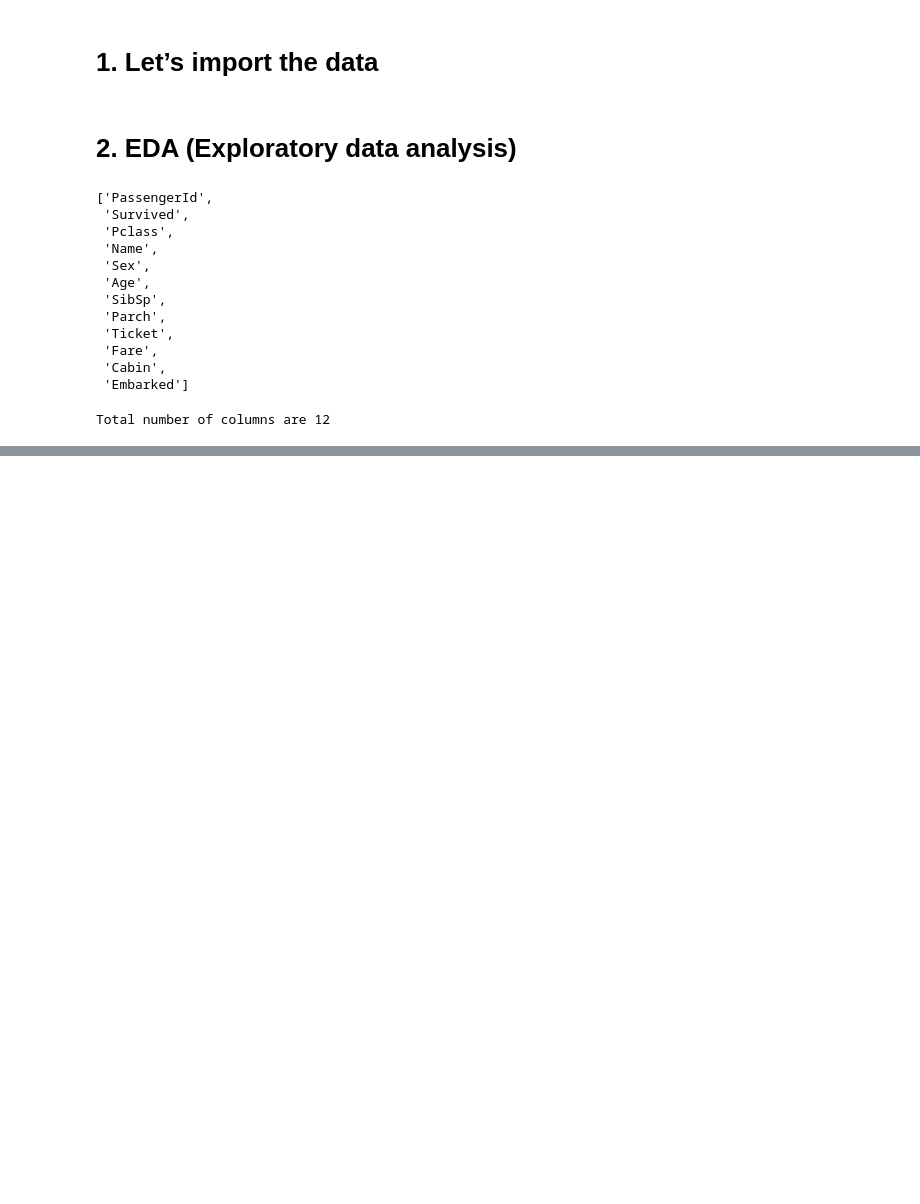
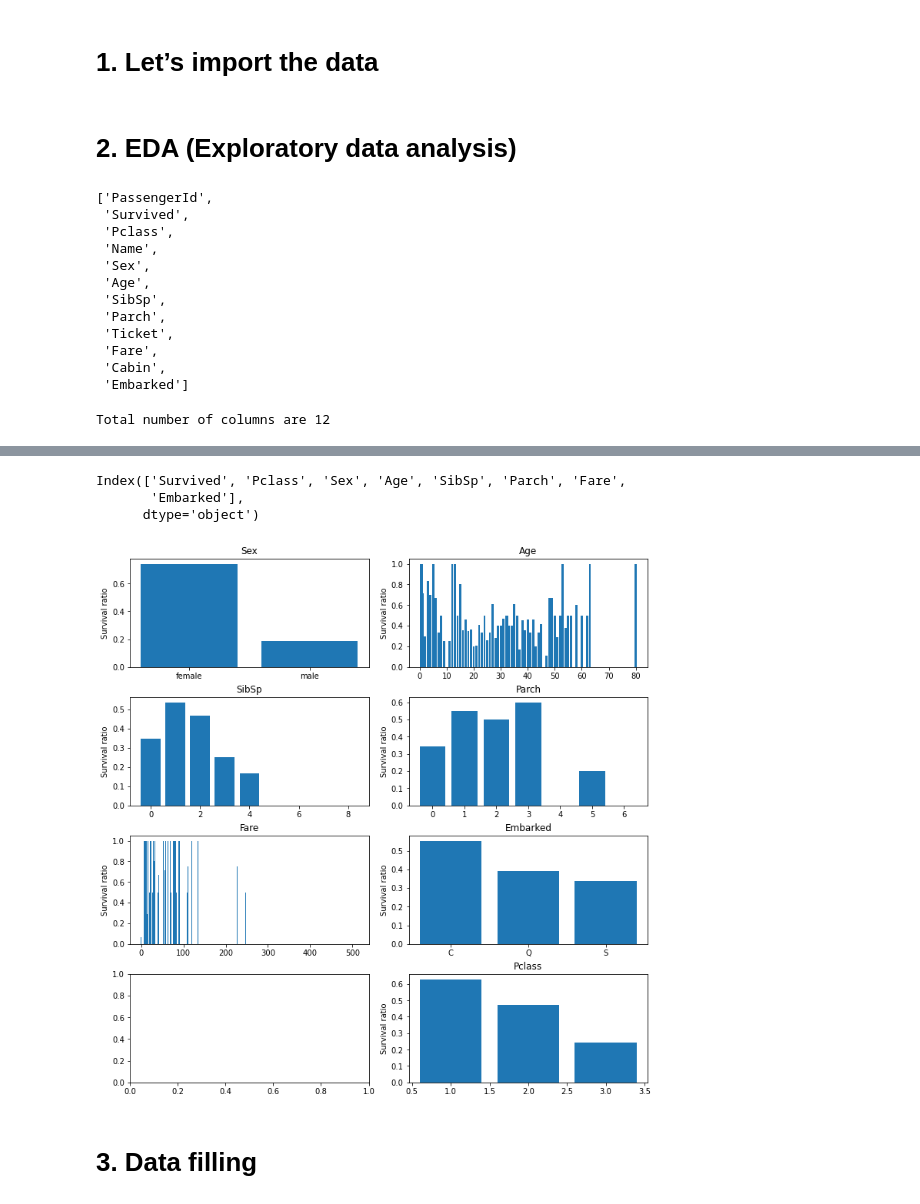
Before and after one commit to joao-dias-25/titanic_ML, a Jupyter notebook: ML classsification.ipynb, the cells around one changed output, grey strips where cells are left out. Cells and saved outputs as stored; diff of their text form; code cells hidden in the pictures; blank space fills up the shorter version.

```diff
--- a/ML classsification.ipynb
+++ b/ML classsification.ipynb
@@ -31,0 +139,22 @@ y = df[["Survived"]]
+# %%
+X.columns
+# %% [output]
+Index(['Survived', 'Pclass', 'Sex', 'Age', 'SibSp', 'Parch', 'Fare',
+       'Embarked'],
+      dtype='object')
+# %%
+# Lets compare the feature values with predict label
+fig, axs = plt.subplots(4, 2, figsize=(10, 10), constrained_layout=True)
+
+for i, col in enumerate(X.columns[1:]):
+    sub_cols = [col, "Survived"]
+
+    data = X[sub_cols].groupby([col], as_index=False).mean()
+
+    axs.flat[i-1].bar(data[col], data["Survived"])
+    axs.flat[i-1].set_title(col)
+    axs.flat[i-1].set_ylabel("Survival ratio")
+# %% [output]
+[figure, added]
+# %% [markdown]
+# 3. Data filling
```
Also changed, not shown: parts of 32 cells of this notebook.
